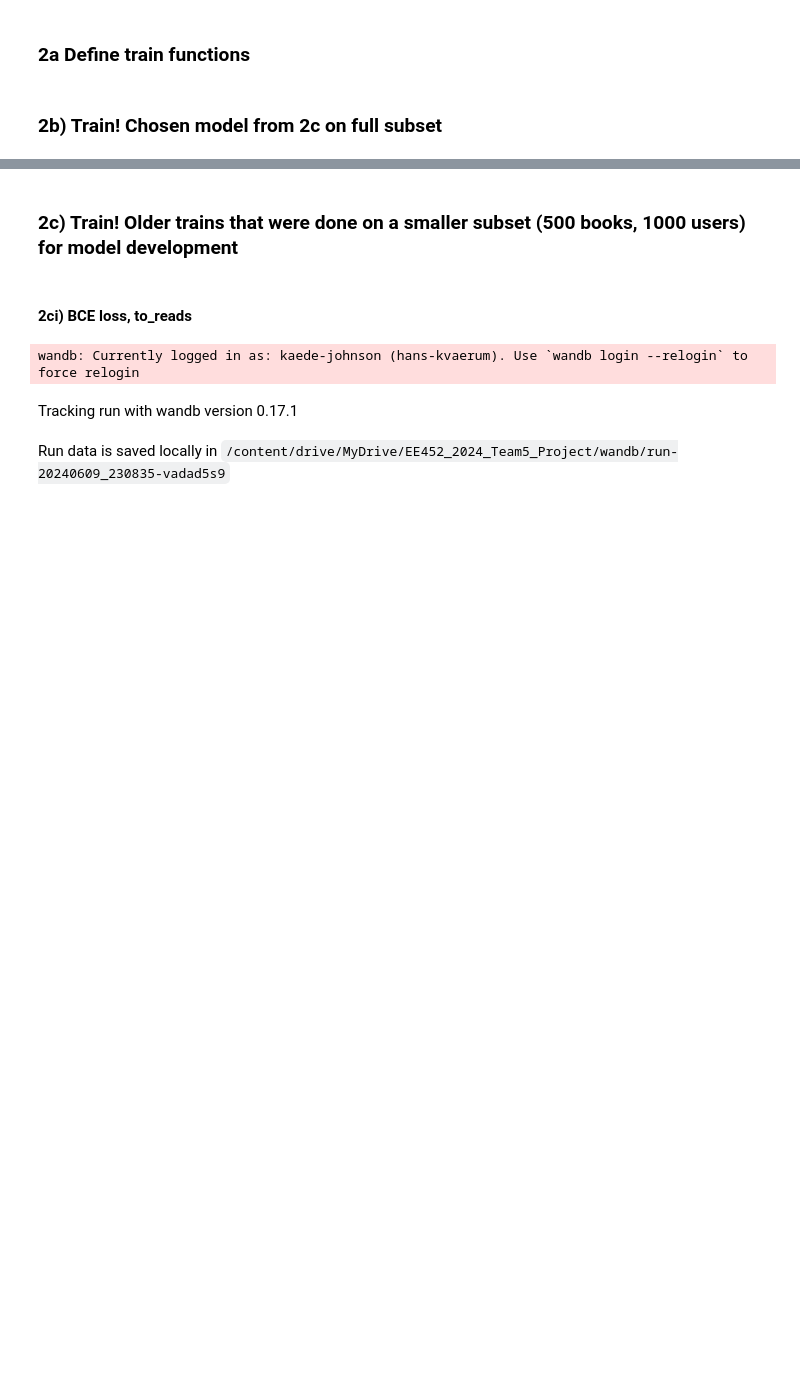
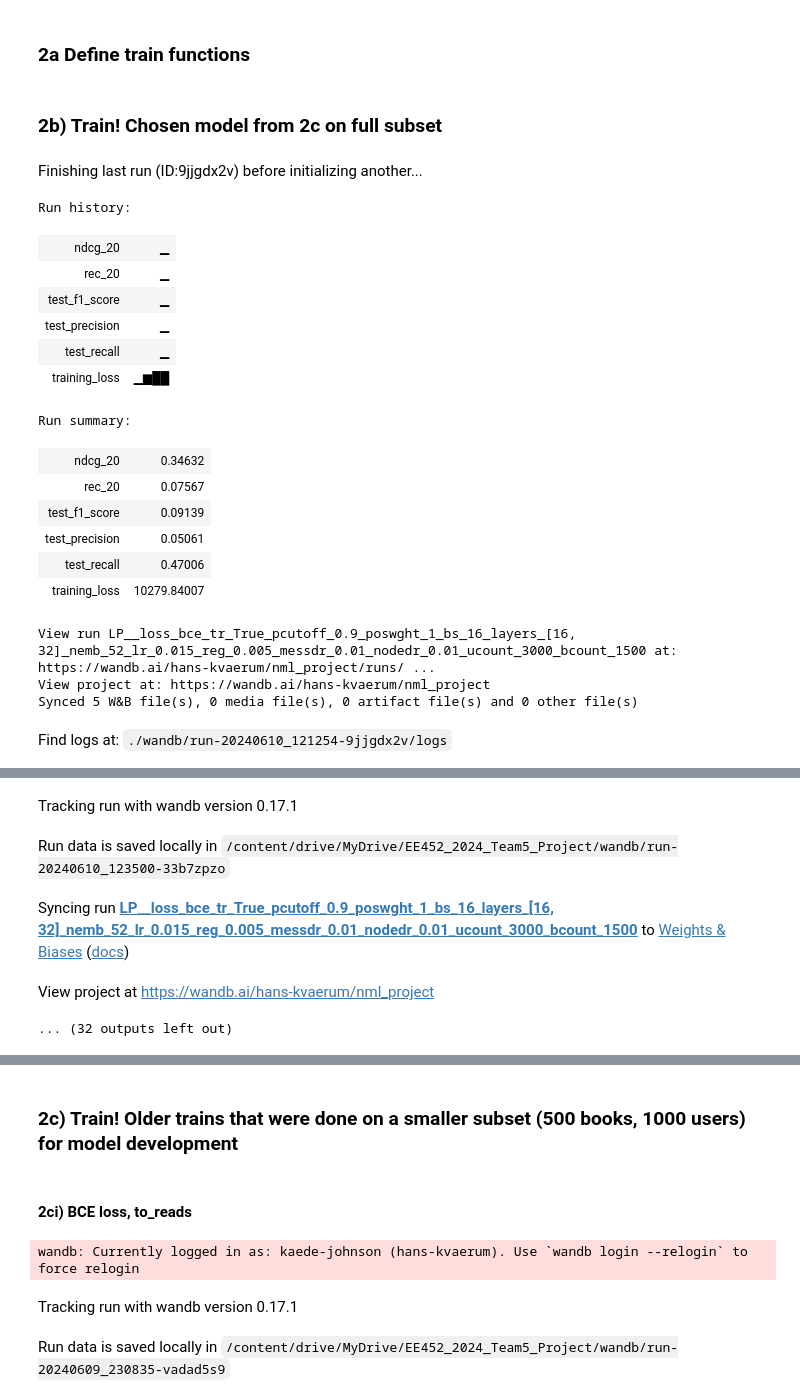
Before and after one commit to kaedejohnson/EE452_2024_Team5_Project, a Jupyter notebook: part2_interaction_prediction.ipynb, the cells around one changed output, grey strips where cells are left out. Drawn from its saved outputs; the diff is of its cells as text; code cells hidden in the pictures; blank space fills up the shorter version.

Commit message:
final interaction predictor, back to chosen sample

```diff
--- a/part2_interaction_prediction.ipynb
+++ b/part2_interaction_prediction.ipynb
@@ -209,9 +200,10 @@ def train_interaction_predictor(loss_name, prob_cutoff, pos_weight, batch_size,
     # Set values for early stopping
     cur_best_loss, stopping_step, should_stop = 1e3, 0, False
     today = datetime.now()
-
+    date = today.strftime("%d%m%Y_%H%M")
     results = {"Epoch": [],
                 "Loss": [],
+                "Precision": [],
                 "Recall": [],
                 "NDCG": [],
                 "Training Time": []}
@@ -230,7 +222,7 @@ def train_interaction_predictor(loss_name, prob_cutoff, pos_weight, batch_size,
         if epoch % eval_N  == (eval_N - 1):
             with torch.no_grad():
                 t2 = time()
-                recall, ndcg = eval_model(model.u_g_embeddings.detach().to(device),
+                precision, recall, ndcg = eval_model(model.u_g_embeddings.detach().to(device),
                                             model.i_g_embeddings.detach().to(device),
                                             data_generator.R_train,
                                             data_generator.R_test,
@@ -250,6 +242,7 @@ def train_interaction_predictor(loss_name, prob_cutoff, pos_weight, batch_size,
             # save results in dict
             results['Epoch'].append(epoch)
             results['Loss'].append(loss)
+            results['Precision'].append(precision.item())
             results['Recall'].append(recall.item())
             results['NDCG'].append(ndcg.item())
             results['Training Time'].append(training_time)
@@ -273,6 +266,7 @@ def train_interaction_predictor(loss_name, prob_cutoff, pos_weight, batch_size,
             # save results in dict
             results['Epoch'].append(epoch)
             results['Loss'].append(loss)
+            results['Precision'].append(None)
             results['Recall'].append(None)
             results['NDCG'].append(None)
             results['Training Time'].append(training_time)
@@ -322,4 +316,33 @@ node_dropout = 0.01
 k = 20
 n_epochs = 40
 save_results = True
-eval_N = 4 # how often to print eval results
+eval_N = 1 # how often to print eval results
+# %%
+# create adjacency matrix from graph
+user_count, book_count, user_to_idx_map, book_to_idx_map = prep_data(to_reads)
+
+# start wandb run
+model_name = init_wandb(loss_name, to_reads, prob_cutoff, pos_weight, batch_size, layers, emb_dim, lr, reg, mess_dropout, node_dropout, user_count, book_count, k, n_epochs)
+
+# train the model and output results
+train_interaction_predictor(loss_name, prob_cutoff, pos_weight, batch_size, layers, emb_dim, lr, reg, mess_dropout, node_dropout, user_count, book_count, k, n_epochs, eval_N, save_results, model_name)
+# %% [output]
+Finishing last run (ID:9jjgdx2v) before initializing another...
+Run history:
+| ndcg_20 | ▁ |
+| rec_20 | ▁ |
+| test_f1_score | ▁ |
+| test_precision | ▁ |
+| test_recall | ▁ |
+| training_loss | ▁▆██ |
+Run summary:
+| ndcg_20 | 0.34632 |
+| rec_20 | 0.07567 |
+| test_f1_score | 0.09139 |
+| test_precision | 0.05061 |
+| test_recall | 0.47006 |
+| training_loss | 10279.84007 |
+View run LP__loss_bce_tr_True_pcutoff_0.9_poswght_1_bs_16_layers_[16, 32]_nemb_52_lr_0.015_reg_0.005_messdr_0.01_nodedr_0.01_ucount_3000_bcount_1500 at: https://wandb.ai/hans-kvaerum/nml_project/runs/ ...
+View project at: https://wandb.ai/hans-kvaerum/nml_project
+Synced 5 W&B file(s), 0 media file(s), 0 artifact file(s) and 0 other file(s)
+Find logs at: ./wandb/run-20240610_121254-9jjgdx2v/logs
@@ -325,0 +350,5 @@ eval_N = 4 # how often to print eval results
+Tracking run with wandb version 0.17.1
+Run data is saved locally in /content/drive/MyDrive/EE452_2024_Team5_Project/wandb/run-20240610_123500-33b7zpzo
+Syncing run LP__loss_bce_tr_True_pcutoff_0.9_poswght_1_bs_16_layers_[16, 32]_nemb_52_lr_0.015_reg_0.005_messdr_0.01_nodedr_0.01_ucount_3000_bcount_1500 to Weights & Biases (docs)
+View project at https://wandb.ai/hans-kvaerum/nml_project
+... (32 outputs left out)
```
Also changed, not shown: parts of 12 cells of this notebook, 10 other files.
